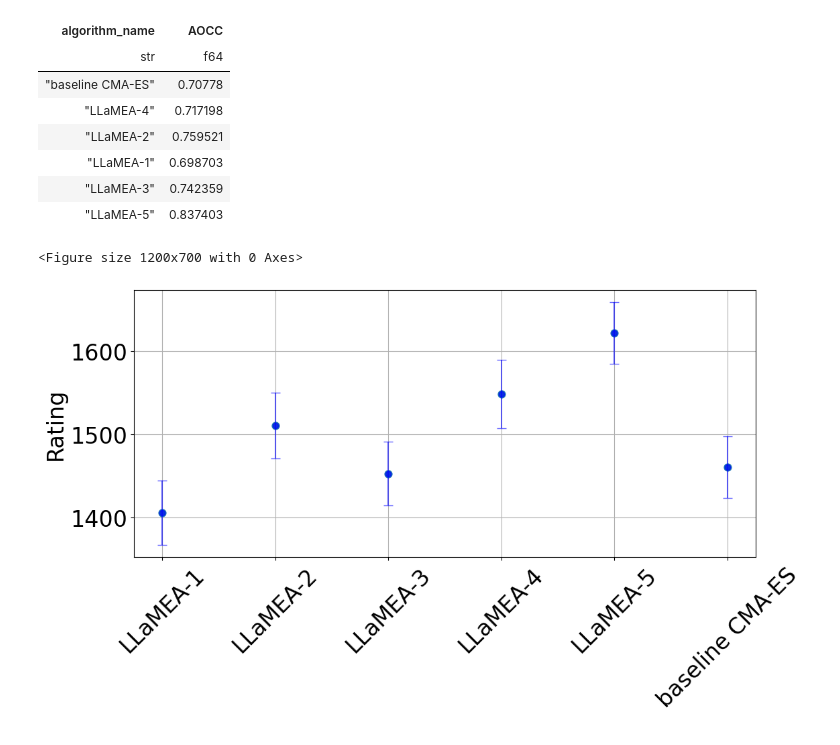
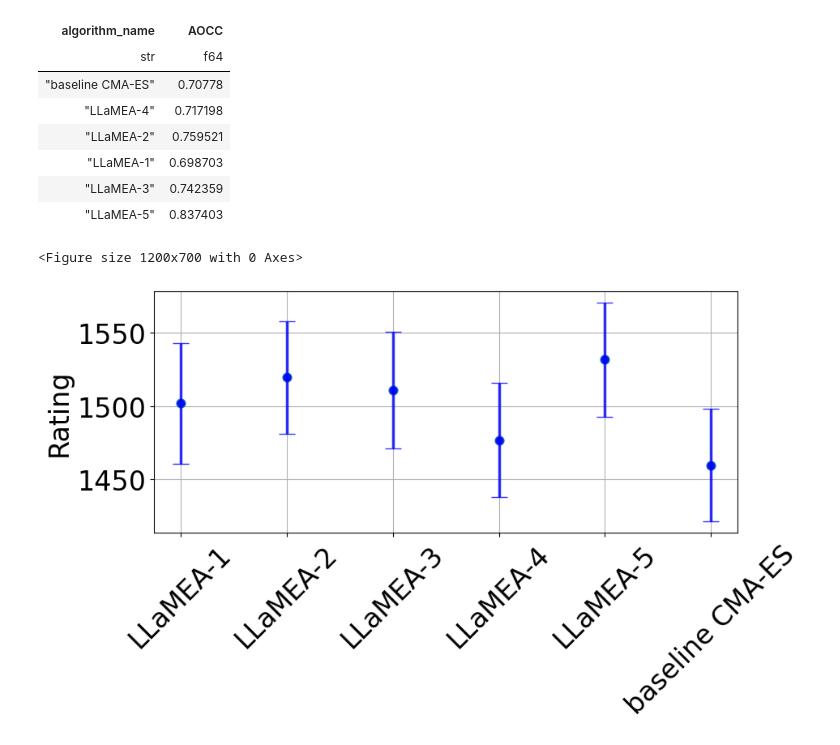
Before and after one commit to XAI-liacs/BLADE, a Jupyter notebook: examples/visualize_mabbob.ipynb, the cells around one changed output. Saved outputs shown, nothing was run; the diff lists cells and outputs as text; code cells hidden in the pictures.

```diff
--- a/examples/visualize_mabbob.ipynb
+++ b/examples/visualize_mabbob.ipynb
@@ -163,7 +160,7 @@ for dim in [5]:
 import iohinspector
 import polars as pl
 manager = iohinspector.DataManager()
-manager.add_folder("results/ioh-MABBOB")
+manager.add_folder("../results/ioh-MABBOB")
 df = manager.load(True, True)
 # %%
 import operator
@@ -226,28 +226,28 @@ shape: (6, 2)
 | "LLaMEA-5" | 0.837403 |
 # %%
 _, ax = plt.subplots(1, 1, figsize=(12, 7))
-dt_elo = iohinspector.plot.plot_tournament_ranking(df, nrounds=10000, ax=ax)
+dt_elo = iohinspector.plot.plot_tournament_ranking(df, nrounds=100000, ax=ax)
 dt_elo_sorted = dt_elo.sort_values(by='algorithm_name')
 plt.clf()
-_, ax = plt.subplots(1, 1, figsize=(12, 7))
-sns.pointplot(data=dt_elo_sorted, x="algorithm_name", y="Rating", linestyle="none", ax=ax, order=order)
+_, ax = plt.subplots(1, 1, figsize=(10, 8))
+sns.pointplot(data=dt_elo_sorted, x="algorithm_name", y="Rating", linestyle="none", ax=ax)
 
 ax.errorbar(
     dt_elo_sorted["algorithm_name"],
     dt_elo_sorted["Rating"],
     yerr=dt_elo_sorted["Deviation"],
     fmt="o",
     color="blue",
-    alpha=0.6,
-    capsize=5,
-    elinewidth=1.5,
+    alpha=0.8,
+    capsize=7,
+    elinewidth=2.5,
 )
 ax.grid()
 
 ax.tick_params(axis='x', rotation=45)
 ax.set_xlabel("")
 plt.tight_layout()
 plt.savefig("MA_BBOB-elo.png")
 # %% [output]
 <Figure size 1200x700 with 0 Axes>
-[figure, old version]
+[figure, new version]
```
Also changed, not shown: parts of 2 cells of this notebook, 12 other files.
